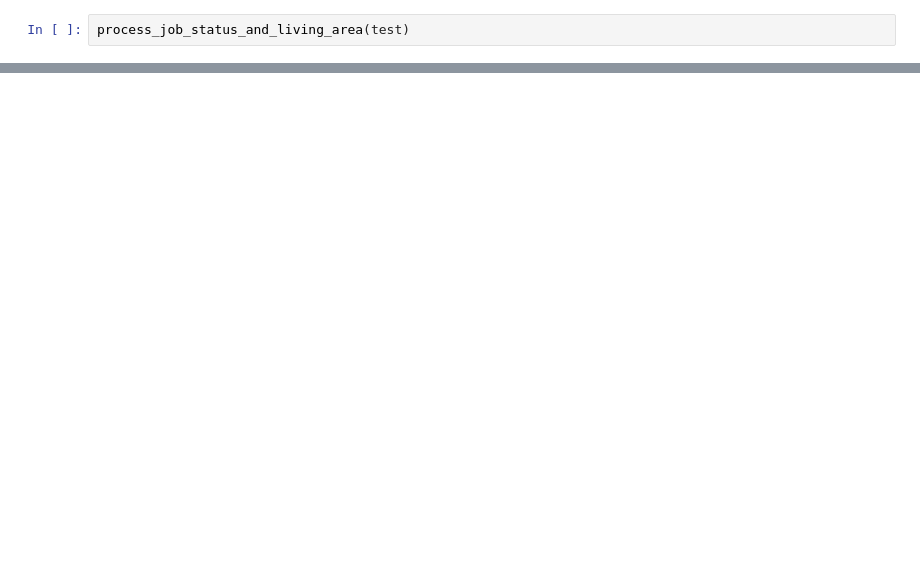
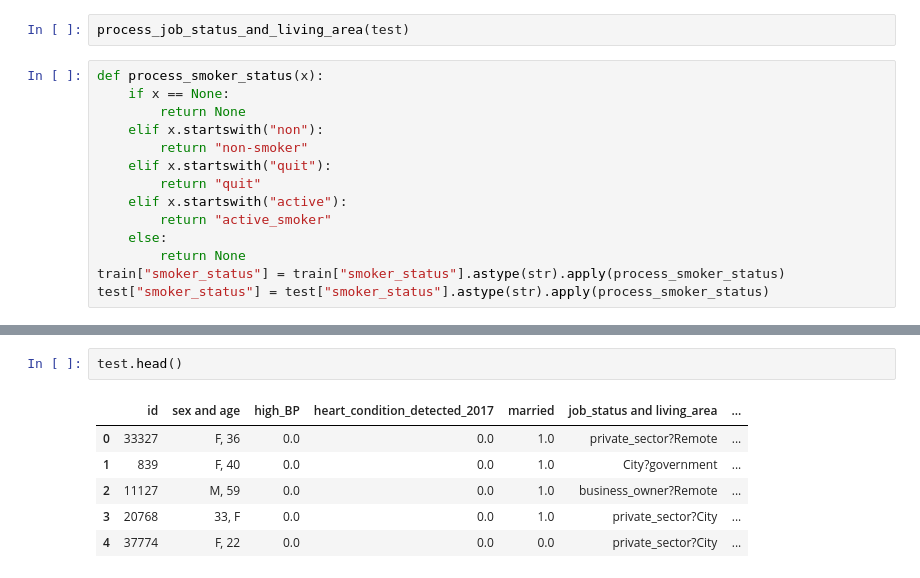
Before and after one commit to HieuPhan33/stroke-prediction, a Jupyter notebook: EDA.ipynb, the cells around one changed output, grey strips where cells are left out. Drawn from its saved outputs; the diff is of its cells as text; blank space fills up the shorter version.

Commit message:
clean smoker_status

```diff
--- a/EDA.ipynb
+++ b/EDA.ipynb
@@ -53,2 +51,16 @@ KeyError: 'job_status_and_living_area'
 # %%
 process_job_status_and_living_area(test)
+# %%
+def process_smoker_status(x):
+    if x == None:
+        return None
+    elif x.startswith("non"):
+        return "non-smoker"
+    elif x.startswith("quit"):
+        return "quit"
+    elif x.startswith("active"):
+        return "active_smoker"
+    else:
+        return None
+train["smoker_status"] = train["smoker_status"].astype(str).apply(process_smoker_status)
+test["smoker_status"] = test["smoker_status"].astype(str).apply(process_smoker_status)
@@ -55,3 +76,12 @@ process_job_status_and_living_area(test)
+# %%
+test.head()
+# %% [output]
+|  | id | sex and age | high_BP | heart_condition_detected_2017 | married | job_status and living_area | ... |
+| 0 | 33327 | F, 36 | 0.0 | 0.0 | 1.0 | private_sector?Remote | ... |
+| 1 | 839 | F, 40 | 0.0 | 0.0 | 1.0 | City?government | ... |
+| 2 | 11127 | M, 59 | 0.0 | 0.0 | 1.0 | business_owner?Remote | ... |
+| 3 | 20768 | 33, F | 0.0 | 0.0 | 1.0 | private_sector?City | ... |
+| 4 | 37774 | F, 22 | 0.0 | 0.0 | 0.0 | private_sector?City | ... |
 # %%
 profile = train.profile_report(title='Medical Record Profiling Report')
 profile.to_file(output_file="train_data_summary.html")
```
Also changed, not shown: parts of 8 cells of this notebook, 1 other file.
